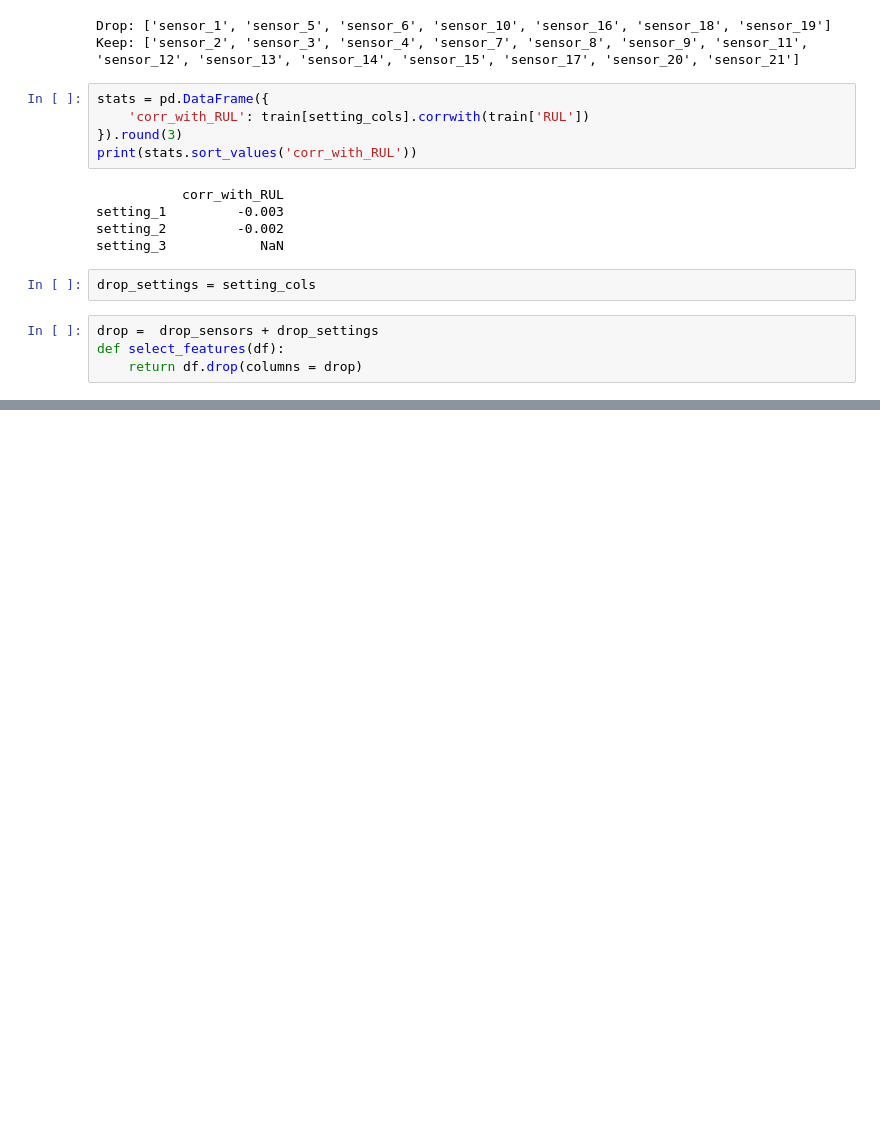
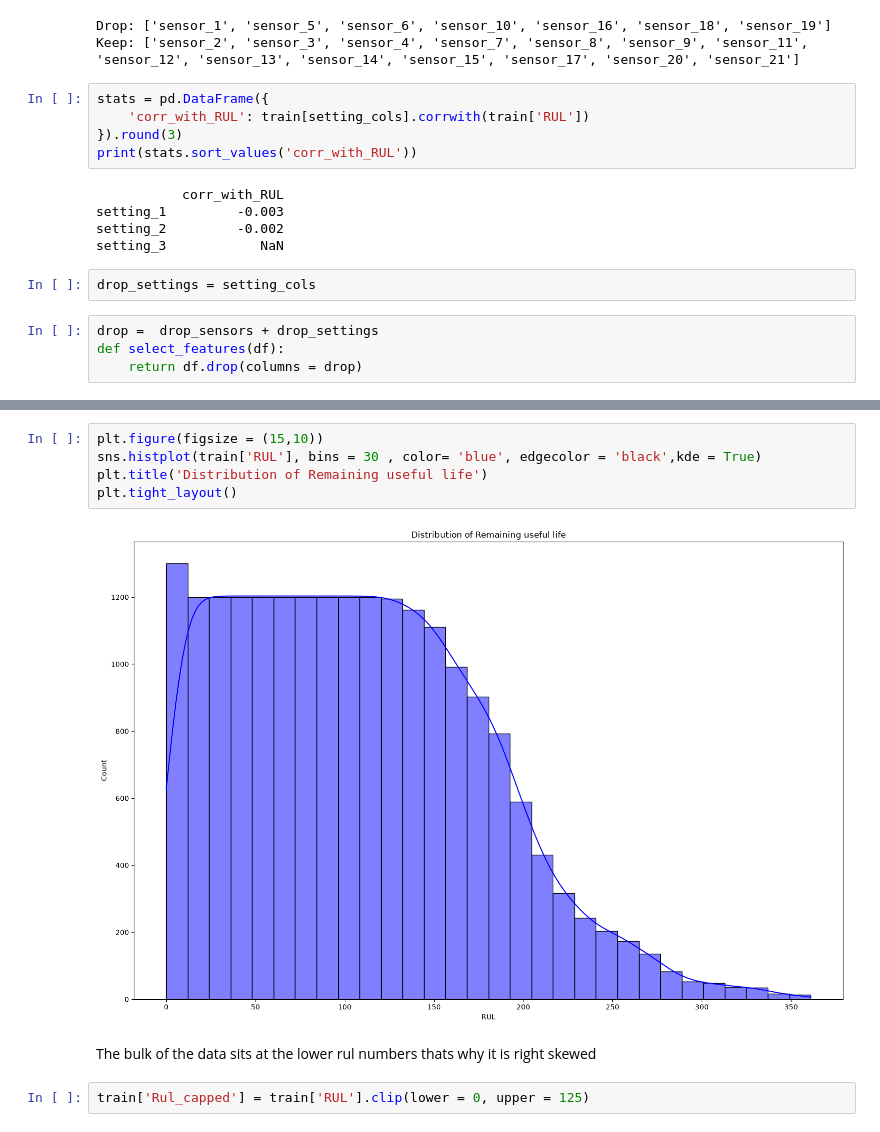
Before and after one commit to Alegbeleye-Ayomide/NASA-C-MAPSS, a Jupyter notebook: NASA C-MAPSS.ipynb, the cells around one changed output, grey strips where cells are left out. Drawn from its saved outputs; the diff is of its cells as text; blank space fills up the shorter version.

```diff
--- a/NASA C-MAPSS.ipynb
+++ b/NASA C-MAPSS.ipynb
@@ -189,0 +208,11 @@ print(test.shape,train.shape)
+# %%
+plt.figure(figsize = (15,10))
+sns.histplot(train['RUL'], bins = 30 , color= 'blue', edgecolor = 'black',kde = True)
+plt.title('Distribution of Remaining useful life')
+plt.tight_layout()
+# %% [output]
+[figure, added]
+# %% [markdown]
+The bulk of the data sits at the lower rul numbers thats why it is right skewed
+# %%
+train['Rul_capped'] = train['RUL'].clip(lower = 0, upper = 125)
```
Also changed, not shown: parts of 10 cells of this notebook.
